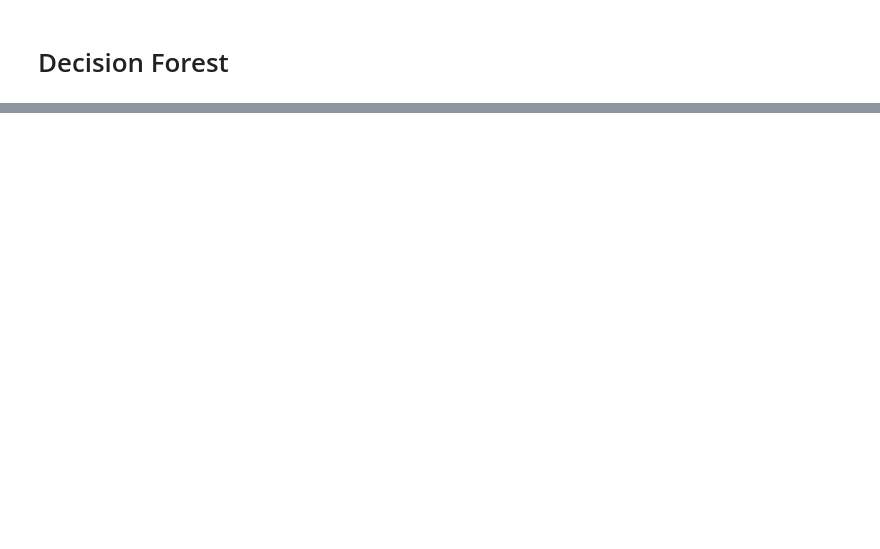
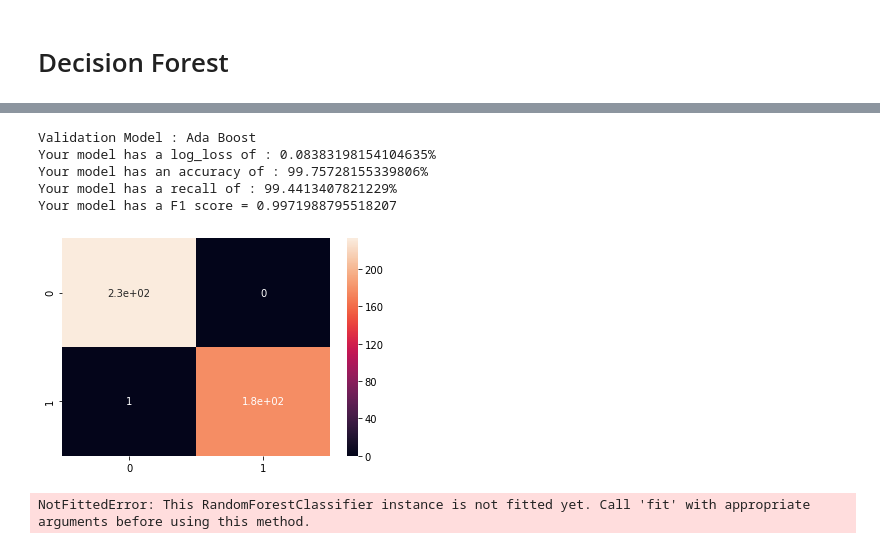
Before and after one commit to sellaziz/projet-ml-imta, a Jupyter notebook: binary-classification/BinaryClassificationProject.ipynb, the cells around one changed output, grey strips where cells are left out. Saved outputs shown, nothing was run; the diff lists cells and outputs as text; code cells hidden in the pictures; blank space fills up the shorter version.

```diff
--- a/binary-classification/BinaryClassificationProject.ipynb
+++ b/binary-classification/BinaryClassificationProject.ipynb
@@ -452,0 +469,17 @@ Predic_AdaBoost = testAdaBoost(Class_AdaBoost, X_test)
+# %%
+Bank_Conf_AdaBoost = confusionMatrix(y_test_bank, Bank_Predic_AdaBoost)
+
+print('Validation Model : Ada Boost')
+validateModel(y_test_bank, Bank_Predic_AdaBoost)
+# %% [output]
+Validation Model : Ada Boost
+Your model has a log_loss of : 0.08383198154104635%
+Your model has an accuracy of : 99.75728155339806%
+Your model has a recall of : 99.4413407821229%
+Your model has a F1 score = 0.9971988795518207
+[figure, added]
+# %%
+# Decision Trees Graph
+plotTree(Bank_Class_DeciForest, data)
+# %% [output]
+NotFittedError: This RandomForestClassifier instance is not fitted yet. Call 'fit' with appropriate arguments before using this method.
```
Also changed, not shown: parts of 20 cells of this notebook, 1 other file.
